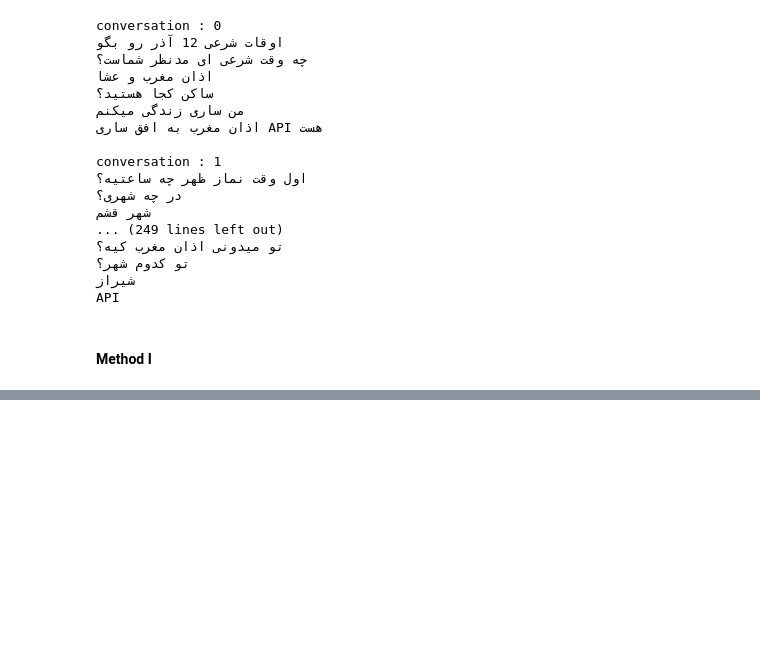
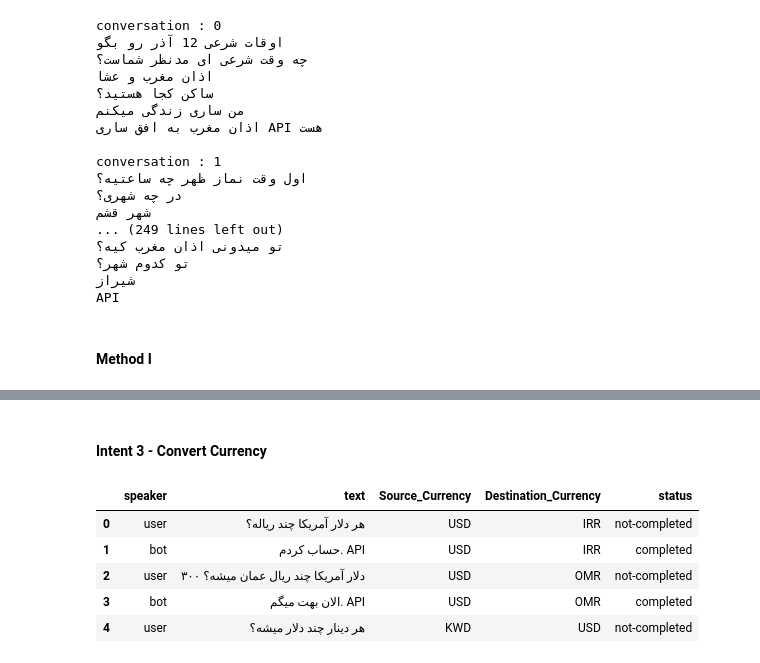
Before and after one commit to Precioux/Eunoia-Plus, a Jupyter notebook: DST.ipynb, the cells around one changed output, grey strips where cells are left out. Cells and saved outputs as stored; diff of their text form; code cells hidden in the pictures; blank space fills up the shorter version.

```diff
--- a/DST.ipynb
+++ b/DST.ipynb
@@ -722,0 +1053,16 @@ c_train3 = 'میخوام ساعت بذارم برای اذان صبح کی می
+# %% [markdown]
+#### Intent 3 - Convert Currency
+# %%
+# Load the Excel file
+file_path = 'data/convert_currency.xlsx'
+df = pd.read_excel(file_path)
+
+# Display the first few rows of the dataframe
+df.head()
+# %% [output]
+|  | speaker | text | Source_Currency | Destination_Currency | status |
+| 0 | user | هر دلار آمریکا چند ریاله؟ | USD | IRR | not-completed |
+| 1 | bot | حساب کردم. API | USD | IRR | completed |
+| 2 | user | ۳۰۰ دلار آمریکا چند ریال عمان میشه؟ | USD | OMR | not-completed |
+| 3 | bot | الان بهت میگم. API | USD | OMR | completed |
+| 4 | user | هر دینار چند دلار میشه؟ | KWD | USD | not-completed |
```
Also changed, not shown: parts of 94 cells of this notebook, 8 other files.
